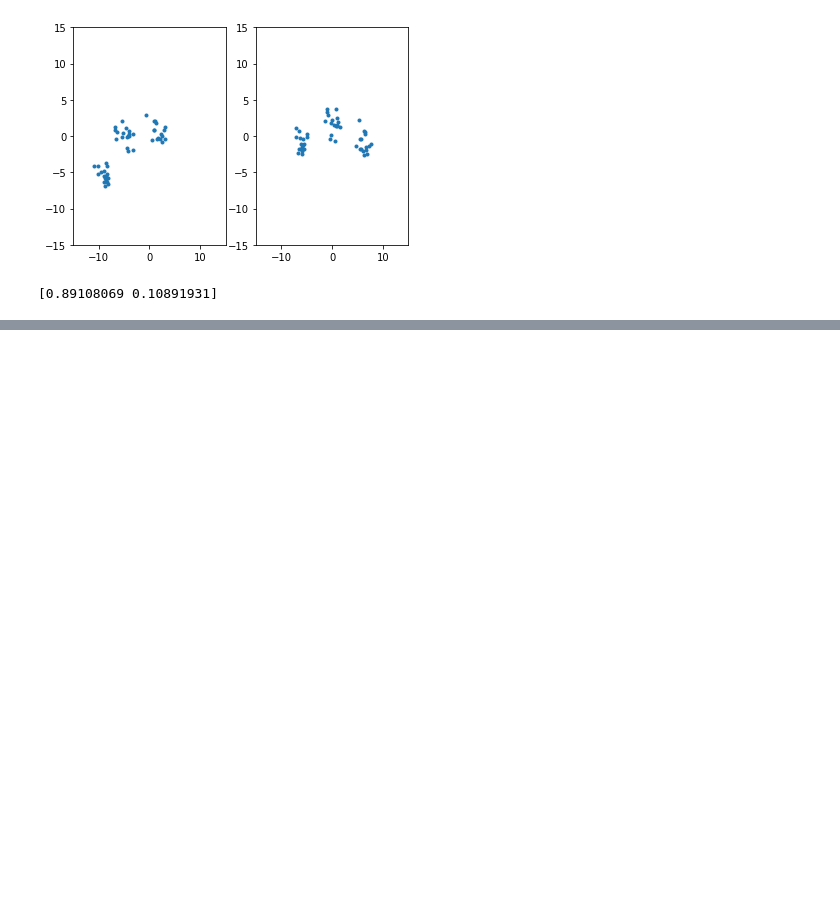
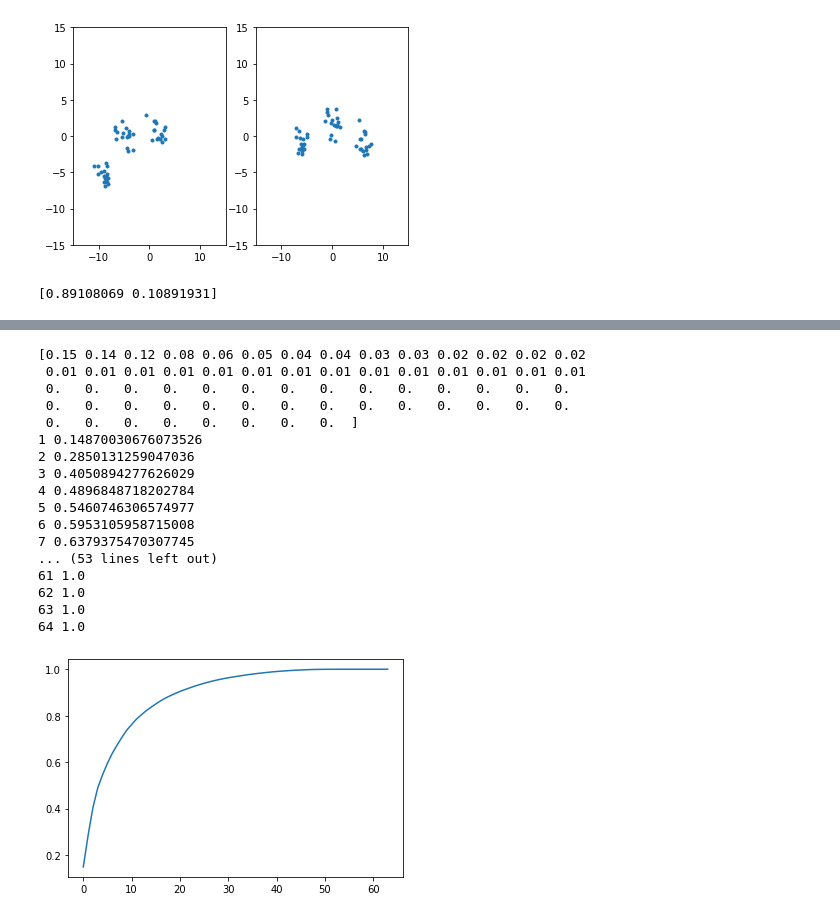
Before and after one commit to ClaudiaSanchez/1212_AprendizajeMaquina1, a Jupyter notebook: Practices/5_Dimensionality_Reduction_PCA.ipynb, the cells around one changed output, grey strips where cells are left out. Cells and saved outputs as stored; diff of their text form; code cells hidden in the pictures; blank space fills up the shorter version.

```diff
--- a/Practices/5_Dimensionality_Reduction_PCA.ipynb
+++ b/Practices/5_Dimensionality_Reduction_PCA.ipynb
@@ -37,0 +85,32 @@ print(model.explained_variance_ratio_)
+# %%
+model = PCA(n_components=64)
+model.fit(Xtrain)
+X2train = model.transform(Xtrain)
+print(np.round(model.explained_variance_ratio_,2))
+
+var_acc = np.cumsum(model.explained_variance_ratio_)
+for i,v in enumerate(var_acc):
+    print(i+1,v)
+
+plt.figure()
+plt.plot(var_acc)
+plt.show()
+# %% [output]
+[0.15 0.14 0.12 0.08 0.06 0.05 0.04 0.04 0.03 0.03 0.02 0.02 0.02 0.02
+ 0.01 0.01 0.01 0.01 0.01 0.01 0.01 0.01 0.01 0.01 0.01 0.01 0.01 0.01
+ 0.   0.   0.   0.   0.   0.   0.   0.   0.   0.   0.   0.   0.   0.
+ 0.   0.   0.   0.   0.   0.   0.   0.   0.   0.   0.   0.   0.   0.
+ 0.   0.   0.   0.   0.   0.   0.   0.  ]
+1 0.14870030676073526
+2 0.2850131259047036
+3 0.4050894277626029
+4 0.4896848718202784
+5 0.5460746306574977
+6 0.5953105958715008
+7 0.6379375470307745
+... (53 lines left out)
+61 1.0
+62 1.0
+63 1.0
+64 1.0
+[figure, added]
```
Also changed, not shown: parts of 7 cells of this notebook, 2 other files.
